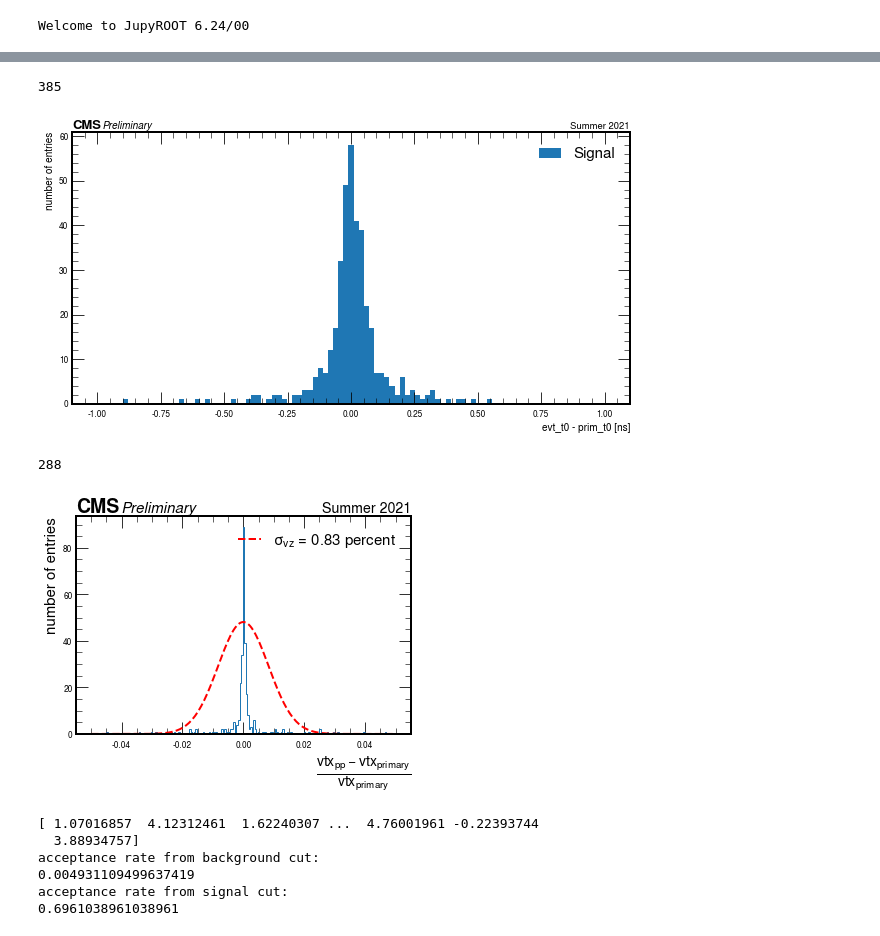
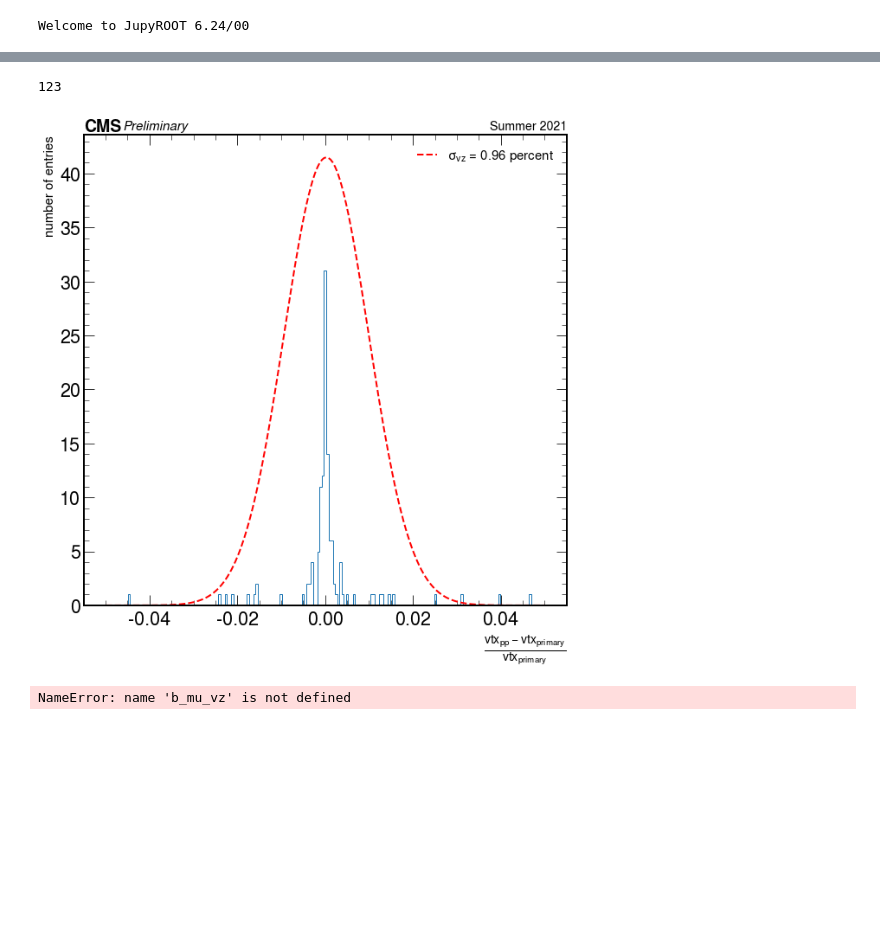
Before and after one commit to jloemker/SWAN, a Jupyter notebook: Analysis_Bg_Sig.ipynb, the cells around one changed output, grey strips where cells are left out. Drawn from its saved outputs; the diff is of its cells as text; code cells hidden in the pictures; blank space fills up the shorter version.

```diff
--- a/Analysis_Bg_Sig.ipynb
+++ b/Analysis_Bg_Sig.ipynb
@@ -489,55 +355,43 @@ plt.savefig('Week7/evt_4D_vt_diff_bg.png',bbox_inches='tight')
-# %%
-data = sig['evt_t0'].values - sig['pr_vtx_t'].values
-print(len(data))
-bins = np.linspace(-1,1,100)
-#print(val)
-f, ax = plt.subplots(figsize=(10,5))
-plt.hist(data, bins,label='Signal')
-hep.cms.label(llabel="Preliminary", rlabel="Summer 2021", ax=ax)
-ax.legend(fontsize=15);
-ax.set(xlabel=r'evt_t0 - prim_t0 [ns]', ylabel='number of entries')
-
-plt.savefig('Week7/evt_4D_vt_diff.png',bbox_inches='tight')
-# %% [output]
-385
-[figure, removed]
 # %%
 zpps = 2.34e4 #in cm
 c = 29.9792#in cm/ns
 #p1 has pos index -> pz > 0
 #pr_t = evt_t0 + (zpps - sgn(pr_z)*pr_vz) / c
-p1_t =  sig['evt_t0'].values + (  zpps - sig['pr1_vz'].values)/c
-p2_t =  sig['evt_t0'].values + (  zpps + sig['pr2_vz'].values)/c
+#    data['pr1_20_t']
+#    data['pr2_20_t']
+#    data['pr1_60_t']
+#    data['pr2_60_t']
+p1_t = sig['pr1_t']
+p2_t = sig['pr2_t']
 
 pp_vz = - (p1_t - p2_t)*c/2
 
 vz_4D = sig['pr_vtx_z']
-
 
 data = (pp_vz - vz_4D)/vz_4D
 #print(data)
 data = data[~np.isnan(data) & (abs(data) < 0.05) ]
 print((len(data)))
 bins = np.linspace(-0.05,0.05,200)
 f, ax = plt.subplots()
 plt.hist(data,bins, histtype='step')
 
 #fit to gaussian (to avoid bias from outliers restrict the fitted area):  = analysis['s_mpp']-analysis['s_mll'] <
 (mu_vz, sigma_vz) = stats.norm.fit(data)
 x=bins
 y=stats.norm.pdf(x, mu_vz, sigma_vz)
 ax.plot(x, y, 'r--', linewidth=2,label='$\sigma_{vz}$ = %2.2f percent'%(sigma_vz*100))
 
 hep.cms.label(llabel="Preliminary", rlabel="Summer 2021", ax=ax,fontsize=15)
 ax.set(xlabel=r'$\frac{vtx_{pp} - vtx_{primary}}{vtx_{primary}}$', ylabel='number of entries')
 ax.legend(fontsize=15)
 ax.xaxis.label.set_size(20)
 ax.yaxis.label.set_size(15)
 
 plt.savefig('Week7/fit_vz_ratio.png',bbox_inches='tight')
 # %% [output]
-288
+123
-[figure, old version]
+[figure, new version]
 # %%
 zpps = 2.34e4 #in cm
 c = 29.9792#in cm/ns
@@ -545,11 +399,11 @@ c = 29.9792#in cm/ns
 #b_p1_t =  bg['evt_t0'].values + ( bg['pr1_vz'].values + zpps)/c # !!! evt_t0 is in ns - but it will cncel out in the next step anyway...
 #b_p2_t =  bg['evt_t0'].values - ( bg['pr2_vz'].values - zpps)/c
 #pr_t = np.random.normal(0,0.19) + (zpps - sgn(pr_z)*pr_vz) / c
-b_p1_t = np.random.normal(0,0.19) + (zpps - bg['pr1_vz'].values) / c
-b_p2_t = np.random.normal(0,0.19) + (zpps + bg['pr2_vz'].values) / c
+b_p1_t = bg['pr1_t']
+b_p2_t = bg['pr2_t']
 
 b_pp_vz = - (b_p1_t - b_p2_t)*c/2
-print(b_mu_vz)
+
 b_mu = (bg['mu1_vz'] + bg['mu2_vz'])/2
 b_vz_4D = bg['pr_vtx_z'].values
 
@@ -565,8 +419,8 @@ print(acc_bg)
 
 #pr_t = evt_t0 + (zpps - sgn(pr_z)*pr_vz) / c
 #proton_t= sig['evt_t0'] + (np.average(sig['pr1_vz'].values + sig['pr2_vz'].values) + zpps)/c
-p1_t =  sig['evt_t0'].values + (  zpps - sig['pr1_vz'].values)/c
-p2_t =  sig['evt_t0'].values + (  zpps + sig['pr2_vz'].values)/c
+p1_t = sig['pr1_t']
+p2_t = sig['pr2_t']
 
 s_pp_vz = - (p1_t - p2_t)*c/2
 
@@ -582,12 +436,7 @@ acc_sig =len(s_z)/len(data_sz)
 print('acceptance rate from signal cut:')
 print(acc_sig)
 # %% [output]
-[ 1.07016857  4.12312461  1.62240307 ...  4.76001961 -0.22393744
-  3.88934757]
-acceptance rate from background cut:
-0.004931109499637419
-acceptance rate from signal cut:
-0.6961038961038961
+NameError: name 'b_mu_vz' is not defined
 # %%
 f, ax = plt.subplots(1,2,figsize=(20,5),sharey=False)
 
```
Also changed, not shown: parts of 41 cells of this notebook, 2 other files.
